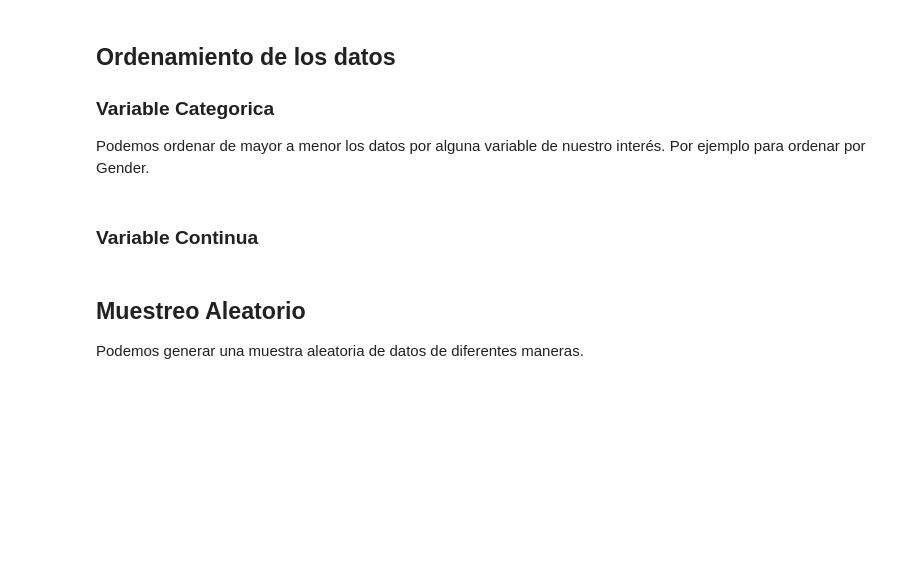
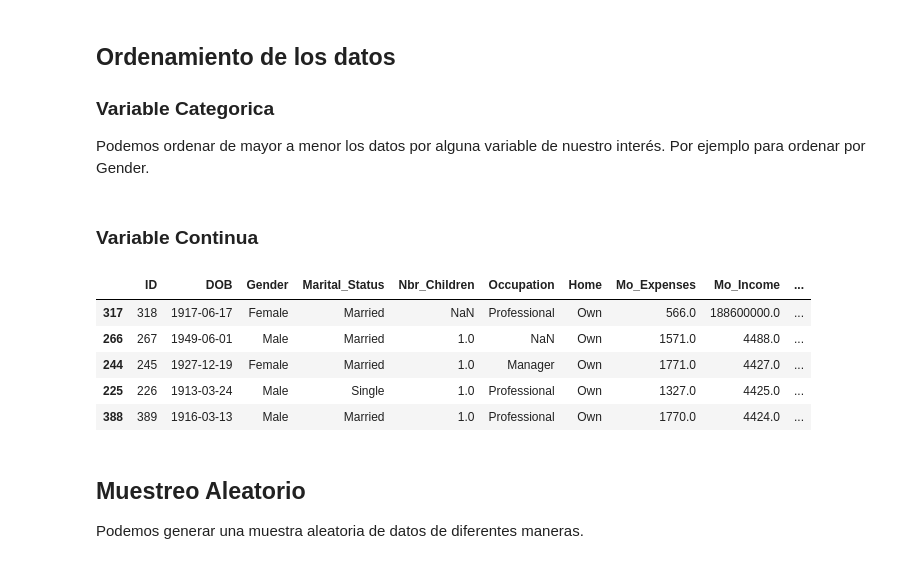
Before and after one commit to alvarogutyerrez/alvarogutyerrez, a Jupyter notebook: MasteringPandas.ipynb, the cells around one changed output. Saved outputs shown, nothing was run; the diff lists cells and outputs as text; code cells hidden in the pictures; blank space fills up the shorter version.

```diff
--- a/MasteringPandas.ipynb
+++ b/MasteringPandas.ipynb
@@ -266,7 +299,14 @@ data=data.sort_values(by='Gender',ascending=False)
 ### Variable Continua
 # %%
 data=data.sort_values(by='Mo_Income',ascending=False)
-data
+data.head(5)
+# %% [output]
+|  | ID | DOB | Gender | Marital_Status | Nbr_Children | Occupation | Home | Mo_Expenses | Mo_Income | ... |
+| 317 | 318 | 1917-06-17 | Female | Married | NaN | Professional | Own | 566.0 | 188600000.0 | ... |
+| 266 | 267 | 1949-06-01 | Male | Married | 1.0 | NaN | Own | 1571.0 | 4488.0 | ... |
+| 244 | 245 | 1927-12-19 | Female | Married | 1.0 | Manager | Own | 1771.0 | 4427.0 | ... |
+| 225 | 226 | 1913-03-24 | Male | Single | 1.0 | Professional | Own | 1327.0 | 4425.0 | ... |
+| 388 | 389 | 1916-03-13 | Male | Married | 1.0 | Professional | Own | 1770.0 | 4424.0 | ... |
 # %% [markdown]
 ## Muestreo Aleatorio
 Podemos generar una muestra aleatoria de datos de diferentes maneras.
```
Also changed, not shown: parts of 12 cells of this notebook.
